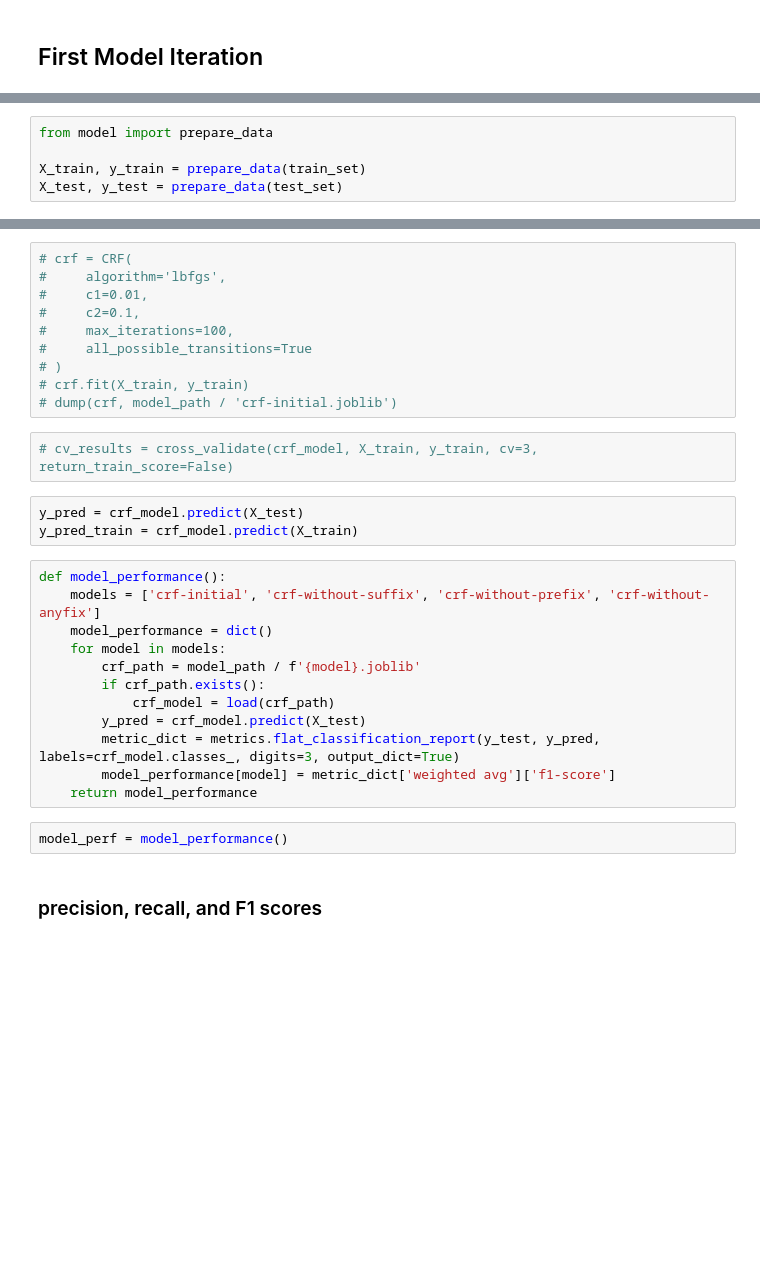
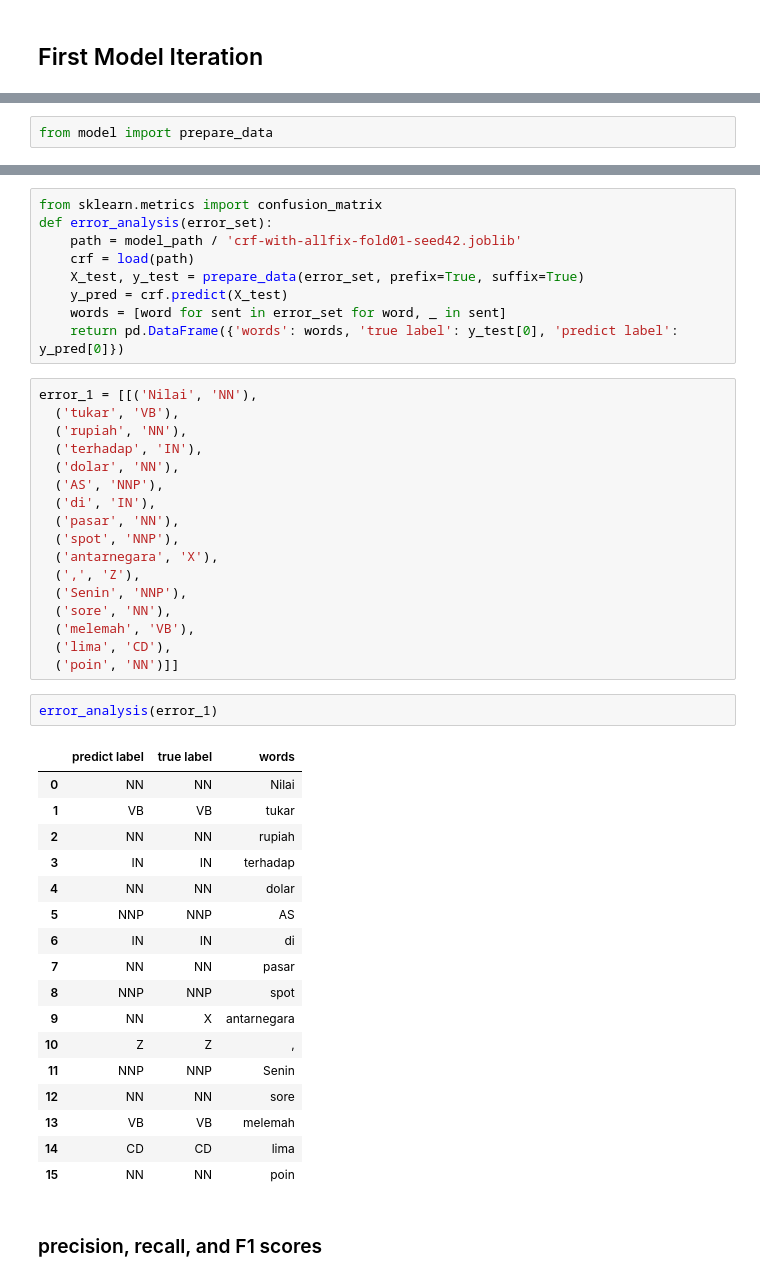
Before and after one commit to farhanreynaldo/pos-tagging-indonesia, a Jupyter notebook: notebook/kata_ai_pos_tagging.ipynb, the cells around one changed output, grey strips where cells are left out. Saved outputs shown, nothing was run; the diff lists cells and outputs as text; blank space fills up the shorter version.

```diff
--- a/notebook/kata_ai_pos_tagging.ipynb
+++ b/notebook/kata_ai_pos_tagging.ipynb
@@ -72,5 +223,2 @@ Number of Sentences in Testing Data  2006
 # %%
 from model import prepare_data
-
-X_train, y_train = prepare_data(train_set)
-X_test, y_test = prepare_data(test_set)
@@ -83,32 +225,49 @@ else:
-# %%
-# crf = CRF(
-#     algorithm='lbfgs',
-#     c1=0.01,
-#     c2=0.1,
-#     max_iterations=100,
-#     all_possible_transitions=True
-# )
-# crf.fit(X_train, y_train)
-# dump(crf, model_path / 'crf-initial.joblib')
-# %%
-# cv_results = cross_validate(crf_model, X_train, y_train, cv=3, return_train_score=False)
-# %%
-y_pred = crf_model.predict(X_test)
-y_pred_train = crf_model.predict(X_train)
-# %%
-def model_performance():
-    models = ['crf-initial', 'crf-without-suffix', 'crf-without-prefix', 'crf-without-anyfix']
-    model_performance = dict()
-    for model in models:
-        crf_path = model_path / f'{model}.joblib'
-        if crf_path.exists():
-            crf_model = load(crf_path)
-        y_pred = crf_model.predict(X_test)
-        metric_dict = metrics.flat_classification_report(y_test, y_pred, labels=crf_model.classes_, digits=3, output_dict=True)
-        model_performance[model] = metric_dict['weighted avg']['f1-score']
-    return model_performance
-# %%
-model_perf = model_performance()
+# %%
+from sklearn.metrics import confusion_matrix
+def error_analysis(error_set):
+    path = model_path / 'crf-with-allfix-fold01-seed42.joblib'
+    crf = load(path)
+    X_test, y_test = prepare_data(error_set, prefix=True, suffix=True)
+    y_pred = crf.predict(X_test)
+    words = [word for sent in error_set for word, _ in sent]
+    return pd.DataFrame({'words': words, 'true label': y_test[0], 'predict label': y_pred[0]})
+# %%
+error_1 = [[('Nilai', 'NN'),
+  ('tukar', 'VB'),
+  ('rupiah', 'NN'),
+  ('terhadap', 'IN'),
+  ('dolar', 'NN'),
+  ('AS', 'NNP'),
+  ('di', 'IN'),
+  ('pasar', 'NN'),
+  ('spot', 'NNP'),
+  ('antarnegara', 'X'),
+  (',', 'Z'),
+  ('Senin', 'NNP'),
+  ('sore', 'NN'),
+  ('melemah', 'VB'),
+  ('lima', 'CD'),
+  ('poin', 'NN')]]
+# %%
+error_analysis(error_1)
+# %% [output]
+|  | predict label | true label | words |
+| 0 | NN | NN | Nilai |
+| 1 | VB | VB | tukar |
+| 2 | NN | NN | rupiah |
+| 3 | IN | IN | terhadap |
+| 4 | NN | NN | dolar |
+| 5 | NNP | NNP | AS |
+| 6 | IN | IN | di |
+| 7 | NN | NN | pasar |
+| 8 | NNP | NNP | spot |
+| 9 | NN | X | antarnegara |
+| 10 | Z | Z | , |
+| 11 | NNP | NNP | Senin |
+| 12 | NN | NN | sore |
+| 13 | VB | VB | melemah |
+| 14 | CD | CD | lima |
+| 15 | NN | NN | poin |
 # %% [markdown]
 ### precision, recall, and F1 scores
 # %%
```
Also changed, not shown: parts of 39 cells of this notebook.
